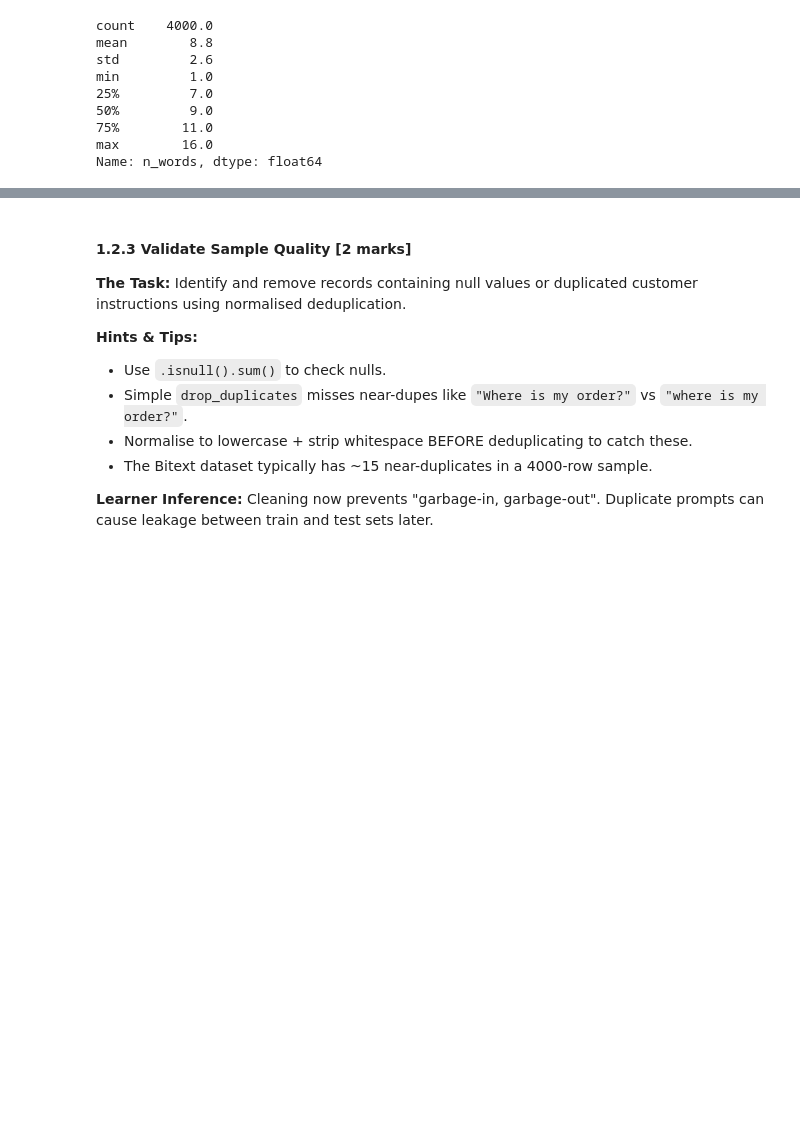
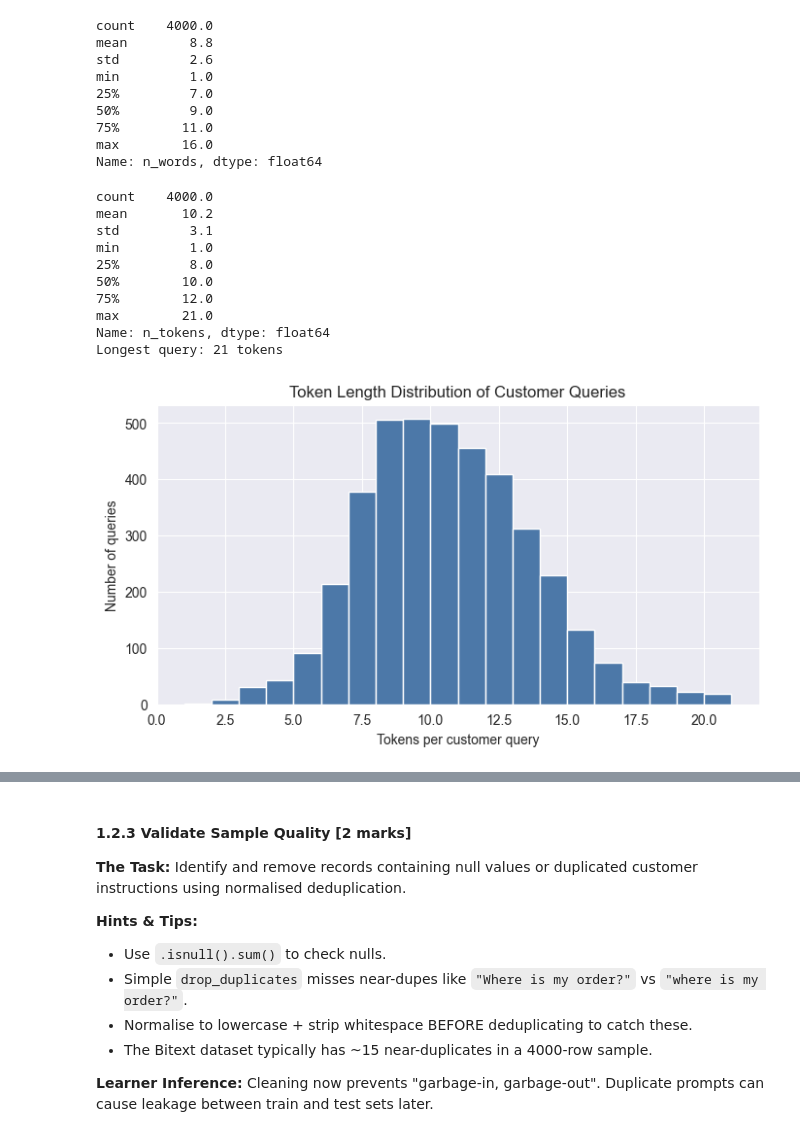
Before and after one commit to DivyaSanam/CapStoneRAGProject, a Jupyter notebook: Data_Understanding_and_EDA.ipynb, the cells around one changed output, grey strips where cells are left out. Cells and saved outputs as stored; diff of their text form; code cells hidden in the pictures; blank space fills up the shorter version.

```diff
--- a/Data_Understanding_and_EDA.ipynb
+++ b/Data_Understanding_and_EDA.ipynb
@@ -137,3 +132,34 @@ min         1.0
 75%        11.0
 max        16.0
 Name: n_words, dtype: float64
+# %%
+# Token length of each customer query (counted with the same Qwen tokenizer
+# used later in the project).
+from transformers import AutoTokenizer
+
+tokenizer = AutoTokenizer.from_pretrained(MODEL_ID)
+
+df["n_tokens"] = df["instruction"].apply(lambda t: len(tokenizer(t)["input_ids"]))
+
+print(df["n_tokens"].describe().round(1))
+print("Longest query:", df["n_tokens"].max(), "tokens")
+
+# histogram of query lengths in tokens
+plt.figure(figsize=(8, 4))
+plt.hist(df["n_tokens"], bins=20, color="#4C78A8")
+plt.xlabel("Tokens per customer query")
+plt.ylabel("Number of queries")
+plt.title("Token Length Distribution of Customer Queries")
+plt.show()
+# %% [output]
+count    4000.0
+mean       10.2
+std         3.1
+min         1.0
+25%         8.0
+50%        10.0
+75%        12.0
+max        21.0
+Name: n_tokens, dtype: float64
+Longest query: 21 tokens
+[figure, added]
```
Also changed, not shown: parts of 2 cells of this notebook, 14 other files.
